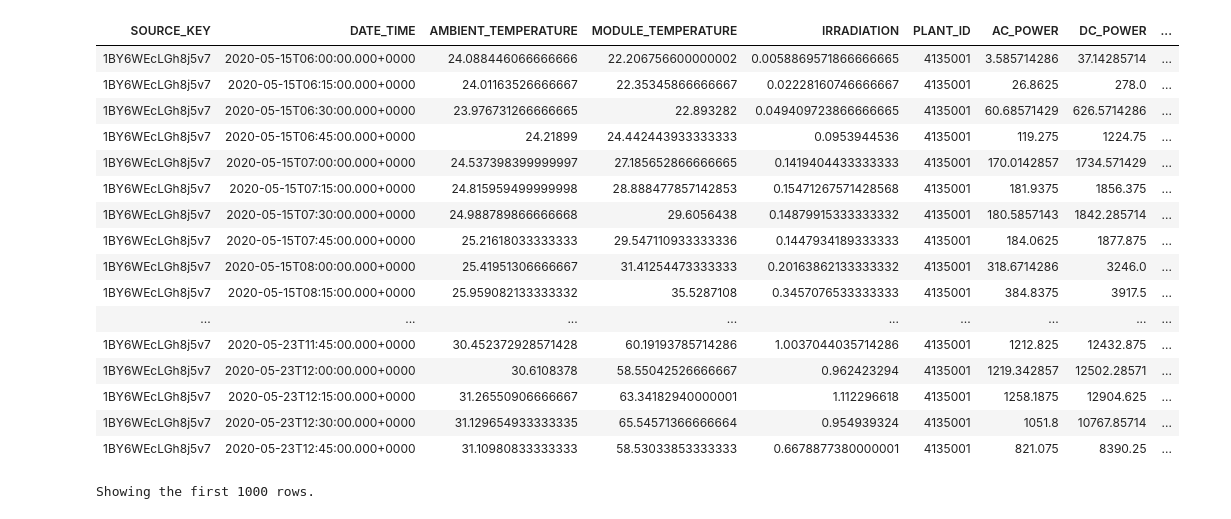
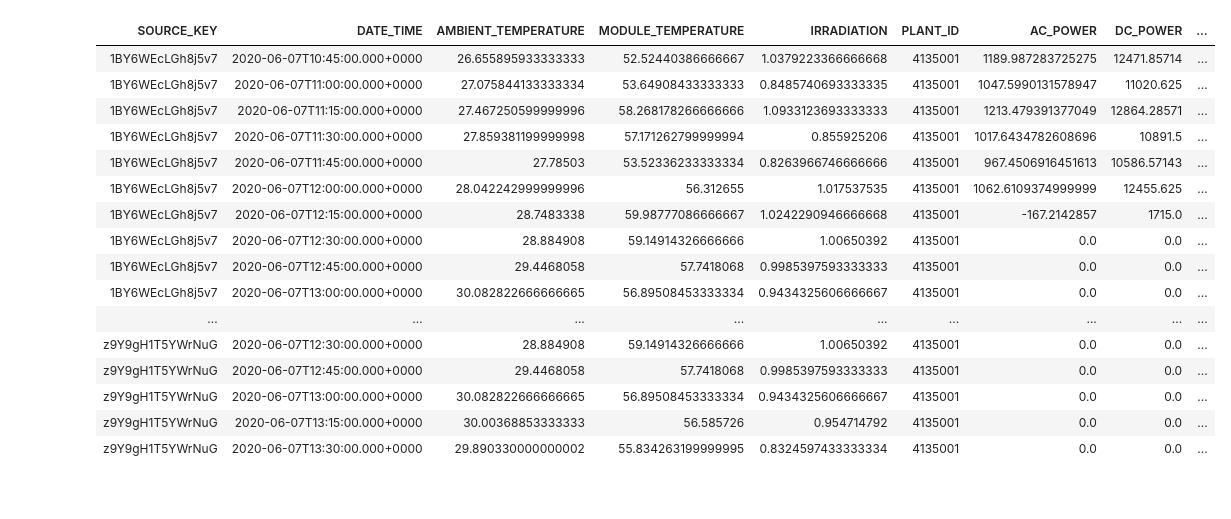
Before and after one commit to rajkothari-3156/SolarPower-SparkStreaming, a Jupyter notebook: MachineLearning/SolarPower-RULPreprocessing.ipynb, the cells around one changed output. Drawn from its saved outputs; the diff is of its cells as text; code cells hidden in the pictures.

```diff
--- a/MachineLearning/SolarPower-RULPreprocessing.ipynb
+++ b/MachineLearning/SolarPower-RULPreprocessing.ipynb
@@ -113,3 +115,5 @@ rul_df = rul_df.withColumnRenamed('min(RUL)','RUL')
 # rul_df = rul_df.filter(col('RUL')>=1440)
 # %% [output]
 [interactive output not drawn]
+# %%
+rul_df = rul_df.withColumn('AC_POWER',col('AC_POWER') - col('AC_POWER')/(col('RUL')+1)*2)
@@ -115,0 +122,2 @@ rul_df = rul_df.withColumnRenamed('min(RUL)','RUL')
+# %%
+rul_df = rul_df.withColumn('ACDC',col('AC_POWER')/(col('DC_POWER')+1))
@@ -116,24 +126,23 @@ rul_df = rul_df.withColumnRenamed('min(RUL)','RUL')
 # %%
-display(rul_df.sort(['SOURCE_KEY','DATE_TIME']))
+display(rul_df.sort(['SOURCE_KEY','DATE_TIME']).filter(col('RUL')<100))
 # %% [output]
 | SOURCE_KEY | DATE_TIME | AMBIENT_TEMPERATURE | MODULE_TEMPERATURE | IRRADIATION | PLANT_ID | AC_POWER | DC_POWER | ... |
-| 1BY6WEcLGh8j5v7 | 2020-05-15T06:00:00.000+0000 | 24.088446066666666 | 22.206756600000002 | 0.0058869571866666665 | 4135001 | 3.585714286 | 37.14285714 | ... |
-| 1BY6WEcLGh8j5v7 | 2020-05-15T06:15:00.000+0000 | 24.01163526666667 | 22.35345866666667 | 0.02228160746666667 | 4135001 | 26.8625 | 278.0 | ... |
-| 1BY6WEcLGh8j5v7 | 2020-05-15T06:30:00.000+0000 | 23.976731266666665 | 22.893282 | 0.049409723866666665 | 4135001 | 60.68571429 | 626.5714286 | ... |
-| 1BY6WEcLGh8j5v7 | 2020-05-15T06:45:00.000+0000 | 24.21899 | 24.442443933333333 | 0.0953944536 | 4135001 | 119.275 | 1224.75 | ... |
-| 1BY6WEcLGh8j5v7 | 2020-05-15T07:00:00.000+0000 | 24.537398399999997 | 27.185652866666665 | 0.1419404433333333 | 4135001 | 170.0142857 | 1734.571429 | ... |
-| 1BY6WEcLGh8j5v7 | 2020-05-15T07:15:00.000+0000 | 24.815959499999998 | 28.888477857142853 | 0.15471267571428568 | 4135001 | 181.9375 | 1856.375 | ... |
-| 1BY6WEcLGh8j5v7 | 2020-05-15T07:30:00.000+0000 | 24.988789866666668 | 29.6056438 | 0.14879915333333332 | 4135001 | 180.5857143 | 1842.285714 | ... |
-| 1BY6WEcLGh8j5v7 | 2020-05-15T07:45:00.000+0000 | 25.21618033333333 | 29.547110933333336 | 0.1447934189333333 | 4135001 | 184.0625 | 1877.875 | ... |
-| 1BY6WEcLGh8j5v7 | 2020-05-15T08:00:00.000+0000 | 25.41951306666667 | 31.41254473333333 | 0.20163862133333332 | 4135001 | 318.6714286 | 3246.0 | ... |
-| 1BY6WEcLGh8j5v7 | 2020-05-15T08:15:00.000+0000 | 25.959082133333332 | 35.5287108 | 0.3457076533333333 | 4135001 | 384.8375 | 3917.5 | ... |
+| 1BY6WEcLGh8j5v7 | 2020-06-07T10:45:00.000+0000 | 26.655895933333333 | 52.52440386666667 | 1.0379223366666668 | 4135001 | 1189.987283725275 | 12471.85714 | ... |
+| 1BY6WEcLGh8j5v7 | 2020-06-07T11:00:00.000+0000 | 27.075844133333334 | 53.64908433333333 | 0.8485740693333335 | 4135001 | 1047.5990131578947 | 11020.625 | ... |
+| 1BY6WEcLGh8j5v7 | 2020-06-07T11:15:00.000+0000 | 27.467250599999996 | 58.268178266666666 | 1.0933123693333333 | 4135001 | 1213.479391377049 | 12864.28571 | ... |
+| 1BY6WEcLGh8j5v7 | 2020-06-07T11:30:00.000+0000 | 27.859381199999998 | 57.171262799999994 | 0.855925206 | 4135001 | 1017.6434782608696 | 10891.5 | ... |
+| 1BY6WEcLGh8j5v7 | 2020-06-07T11:45:00.000+0000 | 27.78503 | 53.52336233333334 | 0.8263966746666666 | 4135001 | 967.4506916451613 | 10586.57143 | ... |
+| 1BY6WEcLGh8j5v7 | 2020-06-07T12:00:00.000+0000 | 28.042242999999996 | 56.312655 | 1.017537535 | 4135001 | 1062.6109374999999 | 12455.625 | ... |
+| 1BY6WEcLGh8j5v7 | 2020-06-07T12:15:00.000+0000 | 28.7483338 | 59.98777086666667 | 1.0242290946666668 | 4135001 | -167.2142857 | 1715.0 | ... |
+| 1BY6WEcLGh8j5v7 | 2020-06-07T12:30:00.000+0000 | 28.884908 | 59.14914326666666 | 1.00650392 | 4135001 | 0.0 | 0.0 | ... |
+| 1BY6WEcLGh8j5v7 | 2020-06-07T12:45:00.000+0000 | 29.4468058 | 57.7418068 | 0.9985397593333333 | 4135001 | 0.0 | 0.0 | ... |
+| 1BY6WEcLGh8j5v7 | 2020-06-07T13:00:00.000+0000 | 30.082822666666665 | 56.89508453333334 | 0.9434325606666667 | 4135001 | 0.0 | 0.0 | ... |
 | ... | ... | ... | ... | ... | ... | ... | ... | ... |
-| 1BY6WEcLGh8j5v7 | 2020-05-23T11:45:00.000+0000 | 30.452372928571428 | 60.19193785714286 | 1.0037044035714286 | 4135001 | 1212.825 | 12432.875 | ... |
-| 1BY6WEcLGh8j5v7 | 2020-05-23T12:00:00.000+0000 | 30.6108378 | 58.55042526666667 | 0.962423294 | 4135001 | 1219.342857 | 12502.28571 | ... |
-| 1BY6WEcLGh8j5v7 | 2020-05-23T12:15:00.000+0000 | 31.26550906666667 | 63.34182940000001 | 1.112296618 | 4135001 | 1258.1875 | 12904.625 | ... |
-| 1BY6WEcLGh8j5v7 | 2020-05-23T12:30:00.000+0000 | 31.129654933333335 | 65.54571366666664 | 0.954939324 | 4135001 | 1051.8 | 10767.85714 | ... |
-| 1BY6WEcLGh8j5v7 | 2020-05-23T12:45:00.000+0000 | 31.10980833333333 | 58.53033853333333 | 0.6678877380000001 | 4135001 | 821.075 | 8390.25 | ... |
+| z9Y9gH1T5YWrNuG | 2020-06-07T12:30:00.000+0000 | 28.884908 | 59.14914326666666 | 1.00650392 | 4135001 | 0.0 | 0.0 | ... |
+| z9Y9gH1T5YWrNuG | 2020-06-07T12:45:00.000+0000 | 29.4468058 | 57.7418068 | 0.9985397593333333 | 4135001 | 0.0 | 0.0 | ... |
+| z9Y9gH1T5YWrNuG | 2020-06-07T13:00:00.000+0000 | 30.082822666666665 | 56.89508453333334 | 0.9434325606666667 | 4135001 | 0.0 | 0.0 | ... |
+| z9Y9gH1T5YWrNuG | 2020-06-07T13:15:00.000+0000 | 30.00368853333333 | 56.585726 | 0.954714792 | 4135001 | 0.0 | 0.0 | ... |
+| z9Y9gH1T5YWrNuG | 2020-06-07T13:30:00.000+0000 | 29.890330000000002 | 55.834263199999995 | 0.8324597433333334 | 4135001 | 0.0 | 0.0 | ... |
-Showing the first 1000 rows.
 # %%
 
 str_ind = StringIndexer().setInputCol('SOURCE_KEY').setOutputCol('SOURCE_KEY_NUM')
```
Also changed, not shown: parts of 16 cells of this notebook.
